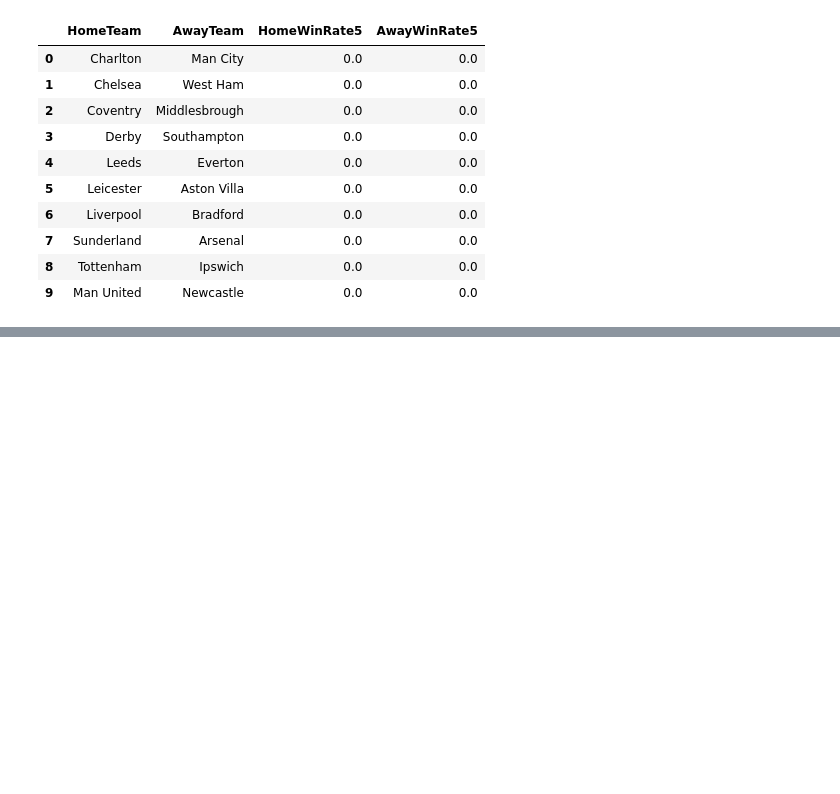
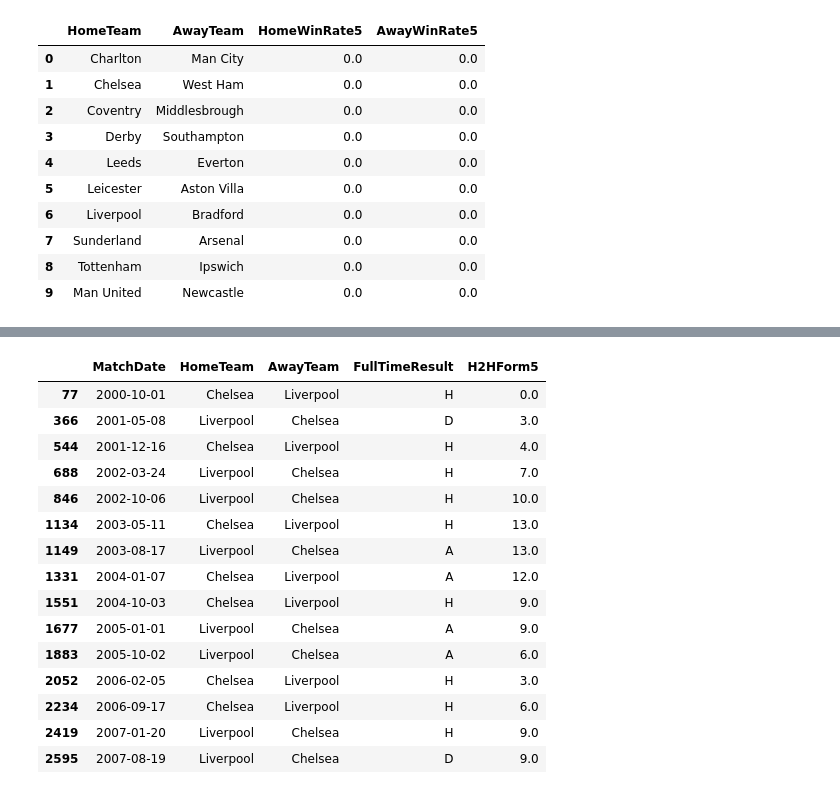
Before and after one commit to avrbt/Prem_League_Prediction, a Jupyter notebook: notebooks/04_feature_engineering.ipynb, the cells around one changed output, grey strips where cells are left out. Drawn from its saved outputs; the diff is of its cells as text; code cells hidden in the pictures; blank space fills up the shorter version.

Commit message:
Add head-to-head historical form feature

```diff
--- a/notebooks/04_feature_engineering.ipynb
+++ b/notebooks/04_feature_engineering.ipynb
@@ -426,0 +435,54 @@ df[
+# %%
+df["TeamPair"] = df.apply(
+    lambda row: "_".join(
+        sorted([row["HomeTeam"], row["AwayTeam"]])
+    ),
+    axis=1
+)
+# %%
+df = df.sort_values("MatchDate").reset_index(drop=True)
+# %%
+df["H2HForm5"] = (
+    df.groupby("TeamPair")["H2HHomePoints"]
+      .transform(
+          lambda x: x.shift(1).rolling(5, min_periods=1).sum()
+      )
+)
+# %%
+df["H2HForm5"] = df["H2HForm5"].fillna(0)
+# %%
+df[
+    (
+        (df["HomeTeam"] == "Liverpool") &
+        (df["AwayTeam"] == "Chelsea")
+    ) |
+    (
+        (df["HomeTeam"] == "Chelsea") &
+        (df["AwayTeam"] == "Liverpool")
+    )
+][
+    [
+        "MatchDate",
+        "HomeTeam",
+        "AwayTeam",
+        "FullTimeResult",
+        "H2HForm5"
+    ]
+].head(15)
+# %% [output]
+|  | MatchDate | HomeTeam | AwayTeam | FullTimeResult | H2HForm5 |
+| 77 | 2000-10-01 | Chelsea | Liverpool | H | 0.0 |
+| 366 | 2001-05-08 | Liverpool | Chelsea | D | 3.0 |
+| 544 | 2001-12-16 | Chelsea | Liverpool | H | 4.0 |
+| 688 | 2002-03-24 | Liverpool | Chelsea | H | 7.0 |
+| 846 | 2002-10-06 | Liverpool | Chelsea | H | 10.0 |
+| 1134 | 2003-05-11 | Chelsea | Liverpool | H | 13.0 |
+| 1149 | 2003-08-17 | Liverpool | Chelsea | A | 13.0 |
+| 1331 | 2004-01-07 | Chelsea | Liverpool | A | 12.0 |
+| 1551 | 2004-10-03 | Chelsea | Liverpool | H | 9.0 |
+| 1677 | 2005-01-01 | Liverpool | Chelsea | A | 9.0 |
+| 1883 | 2005-10-02 | Liverpool | Chelsea | A | 6.0 |
+| 2052 | 2006-02-05 | Chelsea | Liverpool | H | 3.0 |
+| 2234 | 2006-09-17 | Chelsea | Liverpool | H | 6.0 |
+| 2419 | 2007-01-20 | Liverpool | Chelsea | H | 9.0 |
+| 2595 | 2007-08-19 | Liverpool | Chelsea | D | 9.0 |
```
Also changed, not shown: parts of 11 cells of this notebook, 1 other file.
